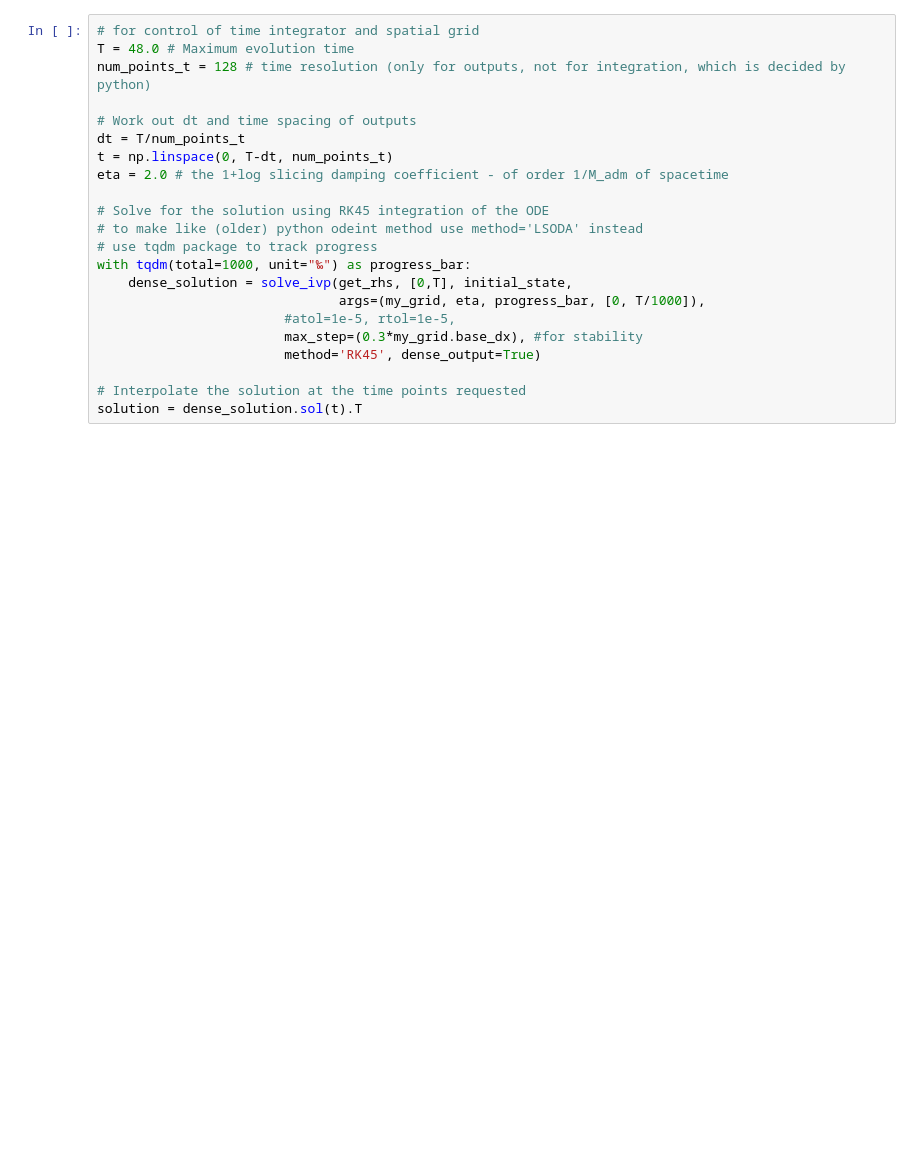
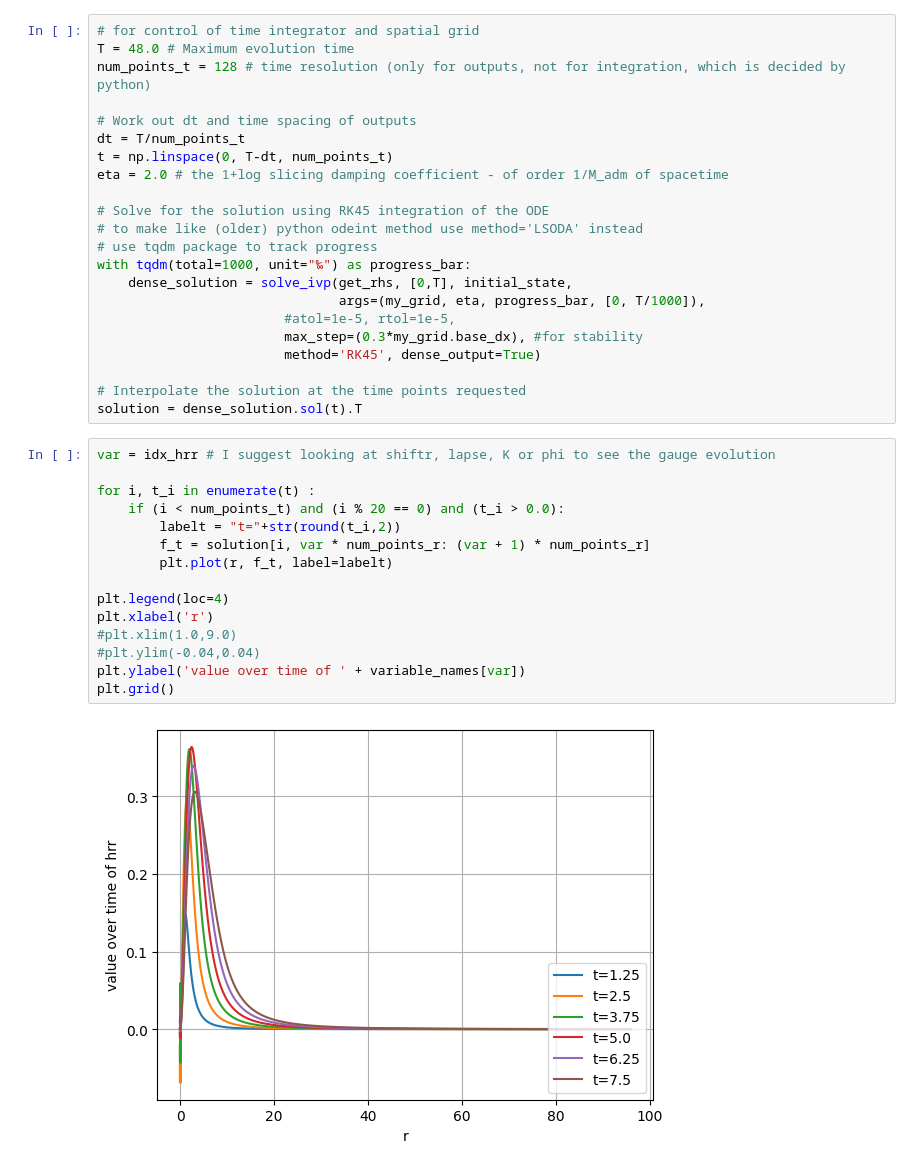
Before and after one commit to 1155092080/engrenage, a Jupyter notebook: Engrenagetut.ipynb, the cells around one changed output. Saved outputs shown, nothing was run; the diff lists cells and outputs as text; blank space fills up the shorter version.

```diff
--- a/Engrenagetut.ipynb
+++ b/Engrenagetut.ipynb
@@ -176,3 +138,20 @@ with tqdm(total=1000, unit="‰") as progress_bar:
 
 # Interpolate the solution at the time points requested
 solution = dense_solution.sol(t).T
+# %%
+var = idx_hrr # I suggest looking at shiftr, lapse, K or phi to see the gauge evolution
+
+for i, t_i in enumerate(t) :
+    if (i < num_points_t) and (i % 20 == 0) and (t_i > 0.0):
+        labelt = "t="+str(round(t_i,2))
+        f_t = solution[i, var * num_points_r: (var + 1) * num_points_r]
+        plt.plot(r, f_t, label=labelt)
+
+plt.legend(loc=4)
+plt.xlabel('r')
+#plt.xlim(1.0,9.0)
+#plt.ylim(-0.04,0.04)
+plt.ylabel('value over time of ' + variable_names[var])
+plt.grid()
+# %% [output]
+[figure, added]
```
Also changed, not shown: parts of 13 cells of this notebook.
